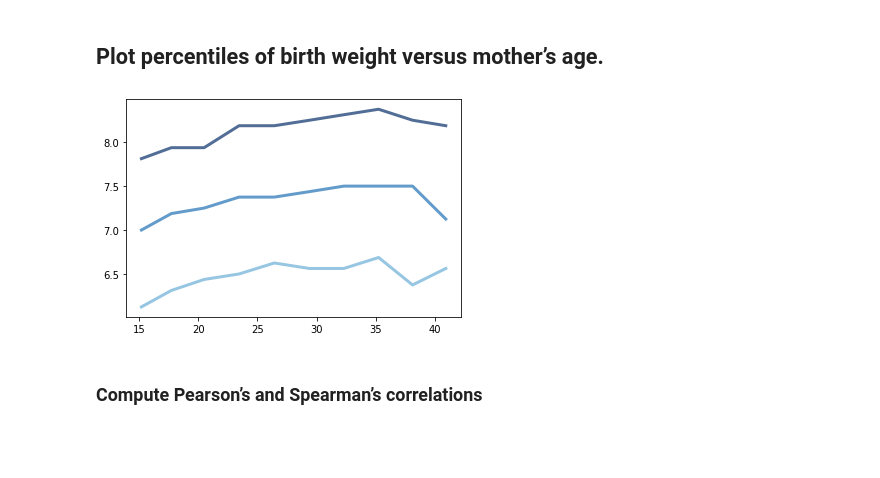
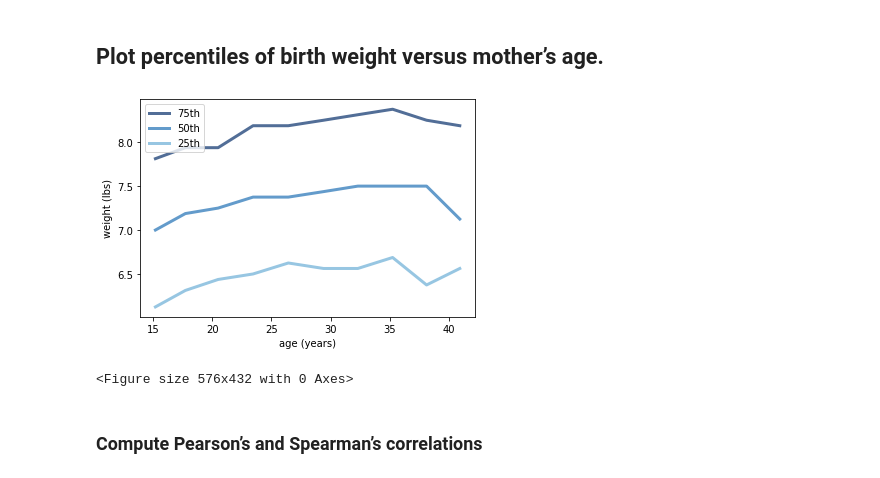
Before and after one commit to sanjayjaras/ThinkStats2, a Jupyter notebook: code/chap07hw7.1SJaras.ipynb, the cells around one changed output. Cells and saved outputs as stored; diff of their text form; code cells hidden in the pictures; blank space fills up the shorter version.

```diff
--- a/code/chap07hw7.1SJaras.ipynb
+++ b/code/chap07hw7.1SJaras.ipynb
@@ -41,18 +44,25 @@ plt.show()
 # %%
 bins = np.arange(10, 45, 3)
 
 indices = np.digitize(live.agepreg, bins)
 groups = live.groupby(indices)
 ages_Bins = [group.agepreg.mean() for i, group in groups][1:-1]
 cdfs = [thinkstats2.Cdf(group.totalwgt_lb) for i, group in groups][1:-1]
 
+thinkplot.Config(xlabel='age (years)',
+                     ylabel='weight (lbs)',
+                     legend=True)
+
 thinkplot.PrePlot(3)
 for percent in [75, 50, 25]:
     weights = [cdf.Percentile(percent) for cdf in cdfs]
     label = '%dth' % percent
     thinkplot.Plot(ages_Bins, weights, label=label)
+
+thinkplot.show()
 # %% [output]
-[figure, old version]
+[figure, new version]
+<Figure size 576x432 with 0 Axes>
 # %% [markdown]
 ### Compute Pearson’s and Spearman’s correlations
 # %%
```
Also changed, not shown: parts of 2 cells of this notebook, 1 other file.
